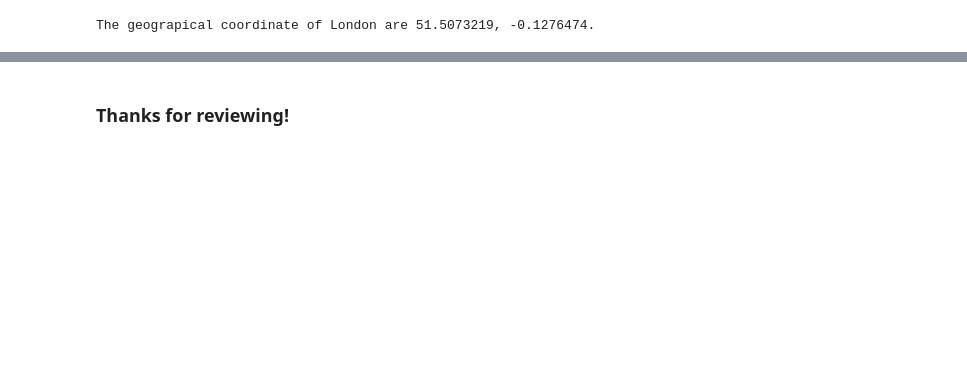
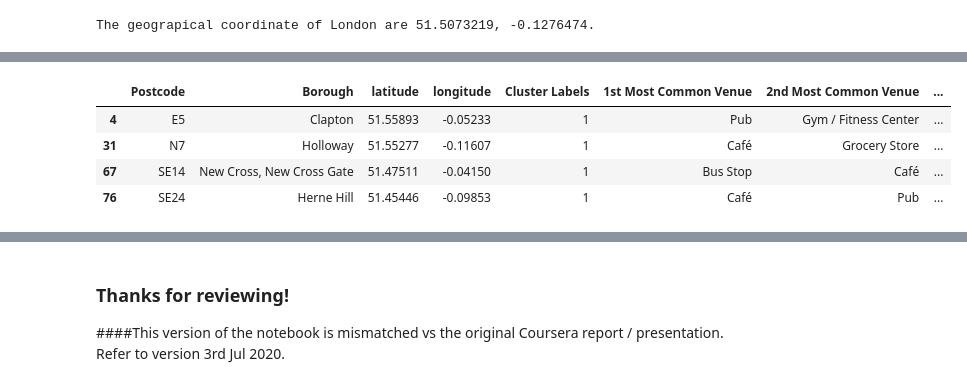
Before and after one commit to bhangu007/Coursera_Capstone, a Jupyter notebook: Capstone Final Assignment - New London Restaurant.ipynb, the cells around one changed output, grey strips where cells are left out. Saved outputs shown, nothing was run; the diff lists cells and outputs as text; code cells hidden in the pictures; blank space fills up the shorter version.

Commit message:
Updated code. Note: mismatched to Coursera report / presentation.

```diff
--- a/Capstone Final Assignment - New London Restaurant.ipynb
+++ b/Capstone Final Assignment - New London Restaurant.ipynb
@@ -547,3 +517,18 @@ london_merged_target_final
+# %%
+# further filter out any boroughs with any 'Restaurant' in top 10 venues list
+
+london_merged_target_final = london_merged_target
+n=5
+for n in range (5, 15):
+    london_merged_target_final = london_merged_target_final[~london_merged_target_final.iloc[:,n].str.contains("Restaurant")]
+
+london_merged_target_final
+# %% [output]
+|  | Postcode | Borough | latitude | longitude | Cluster Labels | 1st Most Common Venue | 2nd Most Common Venue | ... |
+| 4 | E5 | Clapton | 51.55893 | -0.05233 | 1 | Pub | Gym / Fitness Center | ... |
+| 31 | N7 | Holloway | 51.55277 | -0.11607 | 1 | Café | Grocery Store | ... |
+| 67 | SE14 | New Cross, New Cross Gate | 51.47511 | -0.04150 | 1 | Bus Stop | Café | ... |
+| 76 | SE24 | Herne Hill | 51.45446 | -0.09853 | 1 | Café | Pub | ... |
 # %%
 #visualise the final selection
 
@@ -566,5 +551,6 @@ for lat, lon, poi, cluster in zip(london_merged_target_final['latitude'], london
 map_clusters_final
 # %% [output]
 [interactive output not drawn]
-# %% [markdown]
-### Thanks for reviewing!
+# %% [markdown]
+### Thanks for reviewing!
+####This version of the notebook is mismatched vs the original Coursera report / presentation. Refer to version 3rd Jul 2020.
```
Also changed, not shown: parts of 14 cells of this notebook.
